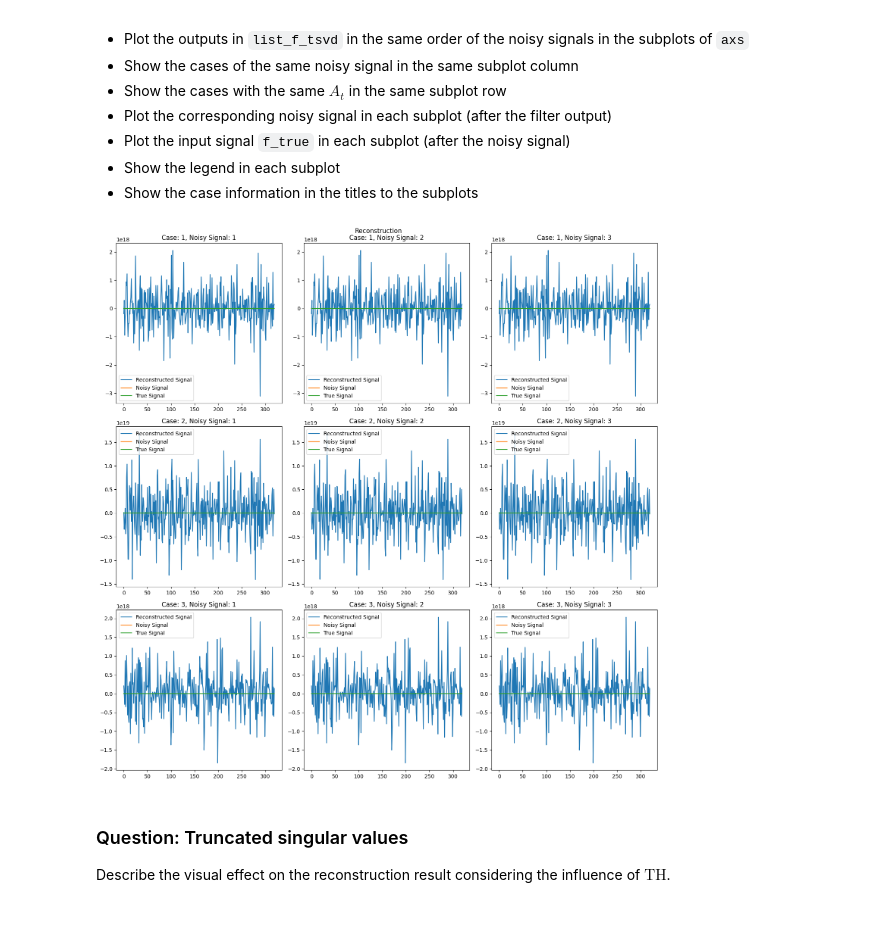
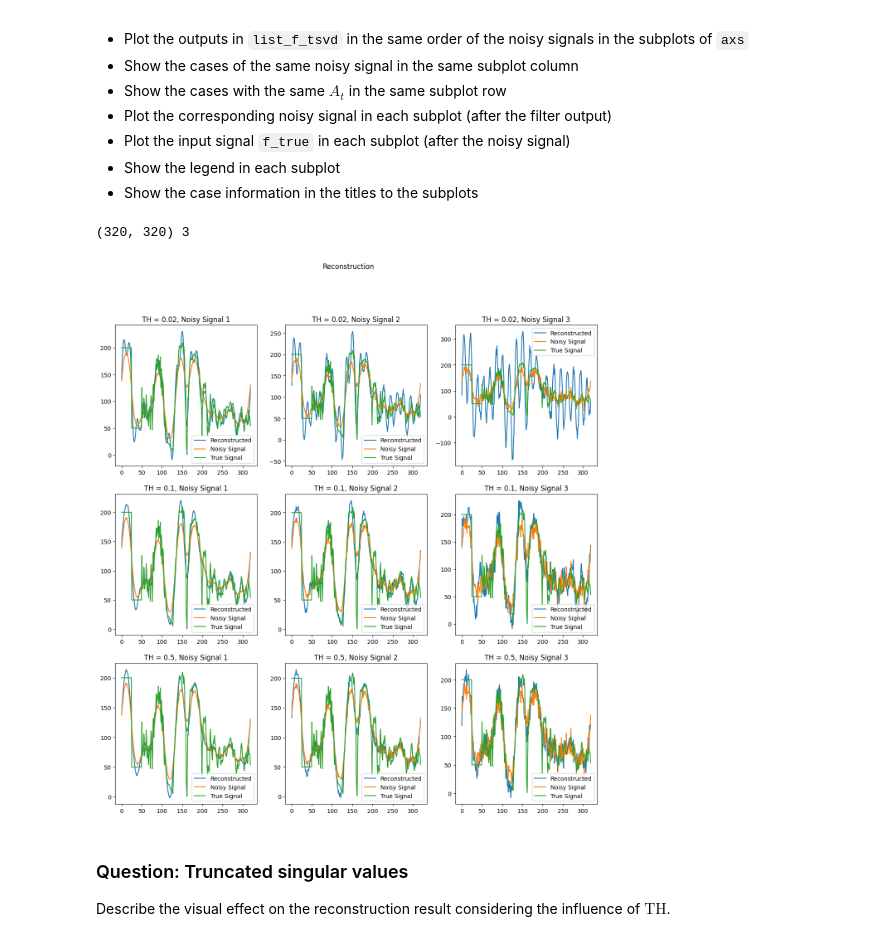
Before and after one commit to markorn-01/Inverse_problem_exercises, a Jupyter notebook: IP_Exercises_s04/IP_Exercises_s04.ipynb, the cells around one changed output. Saved outputs shown, nothing was run; the diff lists cells and outputs as text; code cells hidden in the pictures.

```diff
--- a/IP_Exercises_s04/IP_Exercises_s04.ipynb
+++ b/IP_Exercises_s04/IP_Exercises_s04.ipynb
@@ -62,7 +62,13 @@ def frobenius_norm(mat_A):
     :param mat_A: Input matrix or vector.
     :returns: Frobenius norm.
     """
-    sum = np.sum(np.square(mat_A))
+    # Take the square of each element in the matrix, sum them up, and take the square root of the sum.
+    if mat_A.ndim == 1:  # Handle vector case
+        return np.sqrt(np.sum(mat_A ** 2))
+    sum = 0
+    for i in range(len(mat_A)):
+        for j in range(len(mat_A[0])):
+            sum += mat_A[i][j] ** 2
     return np.sqrt(sum)
 # %%
 # This cell contains hidden tests.
@@ -193,12 +207,13 @@ i.e. to set the singular values in $S$ less than the threshold $\text{TH}$ to $1
 # YOUR CODE HERE
 list_A_tsvd = []
 list_cond_A_tsvd = []
-TH = [2/100 * np.max(S_matrix), 10/100 * np.max(S_matrix), 50/100 * np.max(S_matrix)]
+max_S = np.max(S)
+TH = [0.02 * max_S, 0.1 * max_S, 0.5 * max_S]
+
 for th in TH:
     # Calculate S_t
     # Compare the singular values with the threshold
-    S_t = np.where(S_matrix > th, S_matrix, 1)
-
+    S_t = np.diag([s if s >= th else 1 for s in S])
     # Calculate A_t = U * S_t * VT
     A_t = np.dot(np.dot(U, S_t), VT)
     list_A_tsvd.append(A_t)
@@ -234,23 +249,28 @@ Display the result
 * Show the legend in each subplot
 * Show the case information in the titles to the subplots
 # %%
-list_f_tsvd = [np.dot(LA.inv(A_t), g_n) for A_t, g_n in zip(list_A_tsvd, list_gn)]
+# Calculate the reconstructed signals
+list_f_tsvd = []
 
+for At in list_A_tsvd:
+    At_inv = np.linalg.inv(At)
+    list_f_tsvd.append([np.dot(At_inv, g) for g in list_gn])
+print(list_A_tsvd[0].shape, len(list_A_tsvd))
 fig, axs = plt.subplots(3, 3, figsize=(15, 15))
 fig.suptitle('Reconstruction')
 
-for i, f_tsvd in enumerate(list_f_tsvd):
-    for j, gn in enumerate(list_gn):
-        axs[i, j].plot(f_tsvd, label='Reconstructed Signal')
-        axs[i, j].plot(gn, label='Noisy Signal')
+for i, f_tsvd_list in enumerate(list_f_tsvd):
+    for j, f_tsvd in enumerate(f_tsvd_list):
+        axs[i, j].plot(f_tsvd, label='Reconstructed')
+        axs[i, j].plot(list_gn[j], label='Noisy Signal')
         axs[i, j].plot(f_true, label='True Signal')
-        axs[i, j].set_title(f'Case: {i+1}, Noisy Signal: {j+1}')
+        axs[i, j].set_title(f'TH = {round(TH[i],3)}, Noisy Signal {j+1}')
         axs[i, j].legend()
 
-plt.tight_layout()
 plt.show()
 # %% [output]
+(320, 320) 3
-[figure, old version]
+[figure, new version]
 # %%
 # This cell contains hidden tests.
 # %% [markdown]
```
Also changed, not shown: parts of 7 cells of this notebook, 7 other files.
